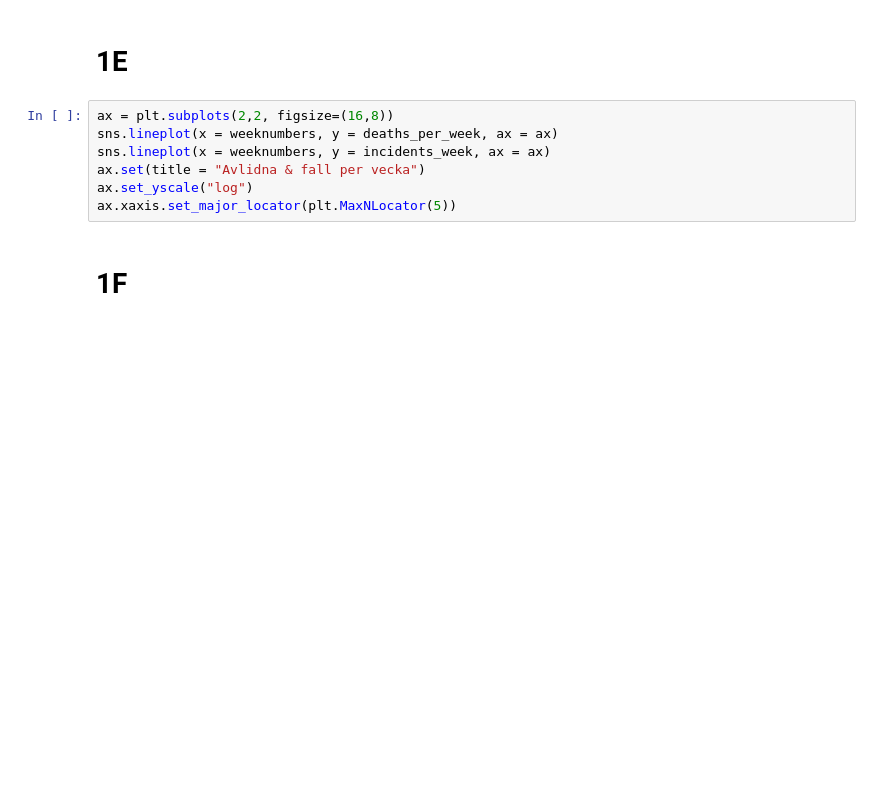
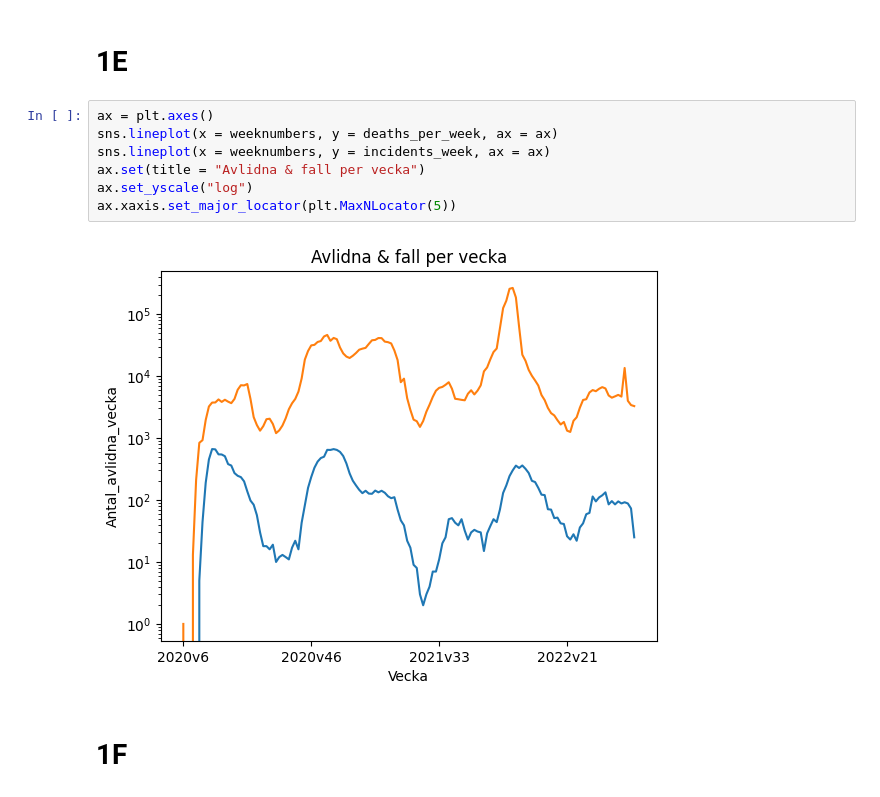
Before and after one commit to Danneftw1/Databehandling-Daniel-Nilsson, a Jupyter notebook: Exercises-Data-Behandling/Labb.ipynb, the cells around one changed output. Cells and saved outputs as stored; diff of their text form; blank space fills up the shorter version.

```diff
--- a/Exercises-Data-Behandling/Labb.ipynb
+++ b/Exercises-Data-Behandling/Labb.ipynb
@@ -96,12 +96,14 @@ ax.xaxis.set_major_locator(plt.MaxNLocator(5))
 # %% [markdown]
 # 1E
 # %%
-ax = plt.subplots(2,2, figsize=(16,8))
+ax = plt.axes()
 sns.lineplot(x = weeknumbers, y = deaths_per_week, ax = ax)
 sns.lineplot(x = weeknumbers, y = incidents_week, ax = ax)
 ax.set(title = "Avlidna & fall per vecka")
 ax.set_yscale("log")
 ax.xaxis.set_major_locator(plt.MaxNLocator(5))
+# %% [output]
+[figure, added]
 # %% [markdown]
 # 1F
 # %%
```
Also changed, not shown: parts of 11 cells of this notebook.
